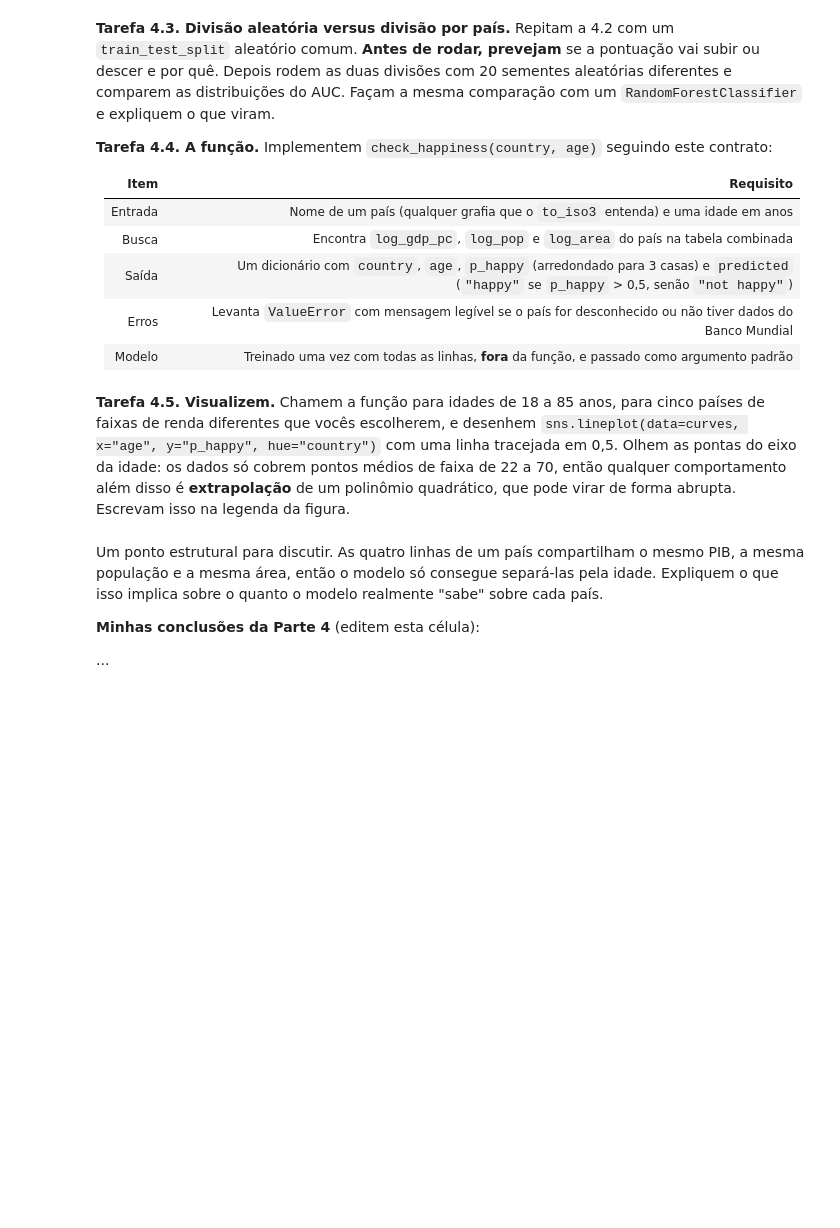
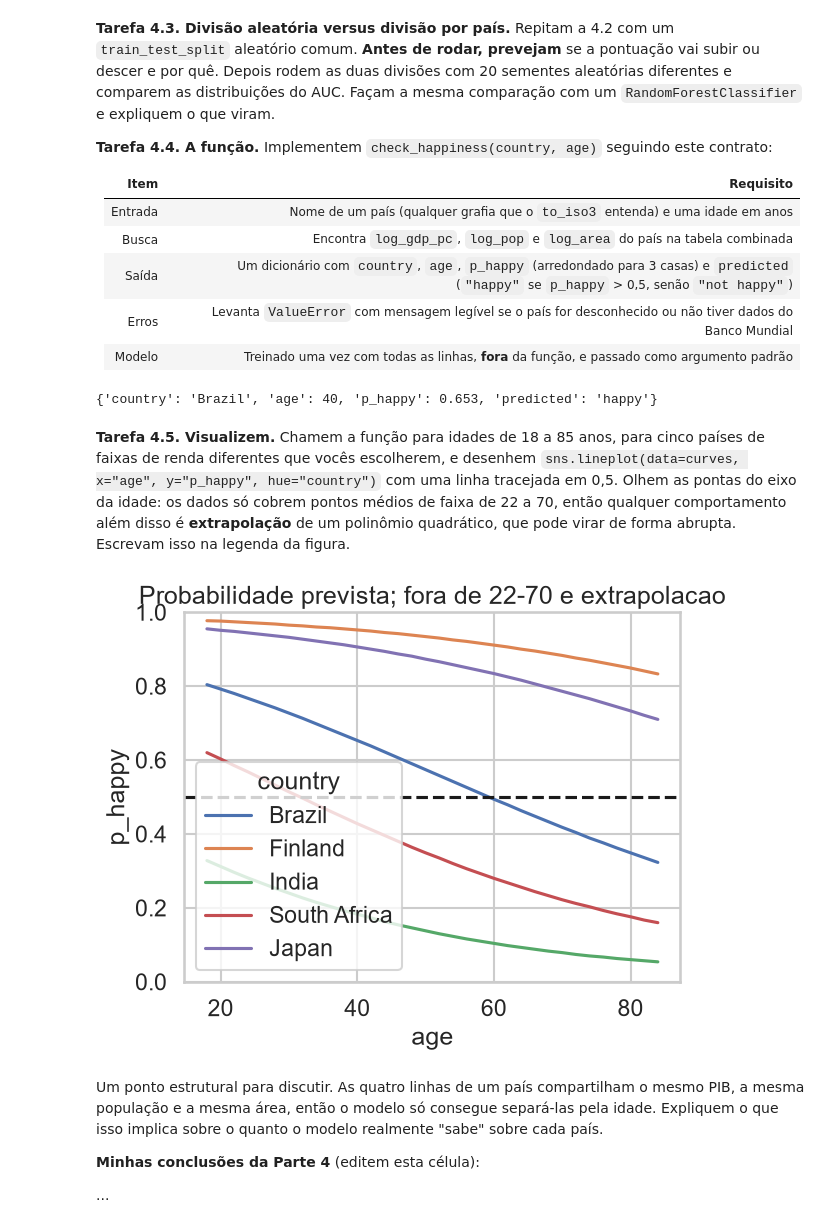
Before and after one commit to phvcarvalho12/IaRegressaoPUC, a Jupyter notebook: PUCSP_CS_AI_10_AI_ML_Happines.ipynb, the cells around one changed output. Drawn from its saved outputs; the diff is of its cells as text; code cells hidden in the pictures; blank space fills up the shorter version.

```diff
--- a/PUCSP_CS_AI_10_AI_ML_Happines.ipynb
+++ b/PUCSP_CS_AI_10_AI_ML_Happines.ipynb
@@ -389,25 +430,25 @@ def make_classifier():
 | Erros | Levanta `ValueError` com mensagem legível se o país for desconhecido ou não tiver dados do Banco Mundial |
 | Modelo | Treinado uma vez com todas as linhas, **fora** da função, e passado como argumento padrão |
 # %%
-final_clf = make_classifier().fit(df[FEATURES], df["happy"])
-country_lookup = (df.drop_duplicates("iso3")
-                    .set_index("iso3")[["country", "log_gdp_pc", "log_pop", "log_area"]])
+from regressao_logistica import check_happiness as check_happiness_core, fit_final_model
 
-def check_happiness(country: str, age: float, model=final_clf) -> dict:
-    # Retorna P(feliz) e a classe prevista para um país em uma determinada idade.
-    # TODO: 1) converta o nome para ISO3 com to_iso3(pd.Series([country]))
-    # TODO: 2) se o ISO3 não estiver em country_lookup, levante ValueError com mensagem clara
-    # TODO: 3) monte uma linha com age_mid=age, age_sq=age**2 e os 3 atributos do país (na ordem de FEATURES)
-    # TODO: 4) calcule p com model.predict_proba e devolva o dicionário do contrato
-    raise NotImplementedError
+final_clf = fit_final_model(df, FEATURES)
+country_lookup = df.drop_duplicates("iso3").set_index("iso3")[["country", "log_gdp_pc", "log_pop", "log_area"]]
+
+def check_happiness(country: str, age: float) -> dict:
+    return check_happiness_core(country, age, final_clf, country_lookup, to_iso3, FEATURES)
+
+print(check_happiness("Brazil", 40))
+# %% [output]
+{'country': 'Brazil', 'age': 40, 'p_happy': 0.653, 'predicted': 'happy'}
 # %% [markdown]
 **Tarefa 4.5. Visualizem.** Chamem a função para idades de 18 a 85 anos, para cinco países de faixas de renda diferentes que vocês escolherem, e desenhem `sns.lineplot(data=curves, x="age", y="p_happy", hue="country")` com uma linha tracejada em 0,5. Olhem as pontas do eixo da idade: os dados só cobrem pontos médios de faixa de 22 a 70, então qualquer comportamento além disso é **extrapolação** de um polinômio quadrático, que pode virar de forma abrupta. Escrevam isso na legenda da figura.
 # %%
-chosen = ["Brazil", "Finland", "India"]   # TODO: escolha 5 países de faixas de renda diferentes
-ages = np.arange(18, 86, 2)
-
-# TODO: monte "curves" (DataFrame com colunas age, country, p_happy) chamando check_happiness
-# TODO: sns.lineplot(data=curves, x="age", y="p_happy", hue="country"); plt.axhline(0.5, ls="--", color="k")
+chosen=["Brazil","Finland","India","South Africa","Japan"]; ages=np.arange(18,86,2)
+curves=pd.DataFrame([{ "age":a,"country":c,"p_happy":check_happiness(c,a)["p_happy"] } for c in chosen for a in ages])
+sns.lineplot(data=curves,x="age",y="p_happy",hue="country"); plt.axhline(.5,ls="--",color="k"); plt.ylim(0,1); plt.title("Probabilidade prevista; fora de 22-70 e extrapolacao"); plt.show()
+# %% [output]
+[figure, added]
 # %% [markdown]
 Um ponto estrutural para discutir. As quatro linhas de um país compartilham o mesmo PIB, a mesma população e a mesma área, então o modelo só consegue separá-las pela idade. Expliquem o que isso implica sobre o quanto o modelo realmente "sabe" sobre cada país.
 
```
Also changed, not shown: parts of 23 cells of this notebook, 8 other files.
